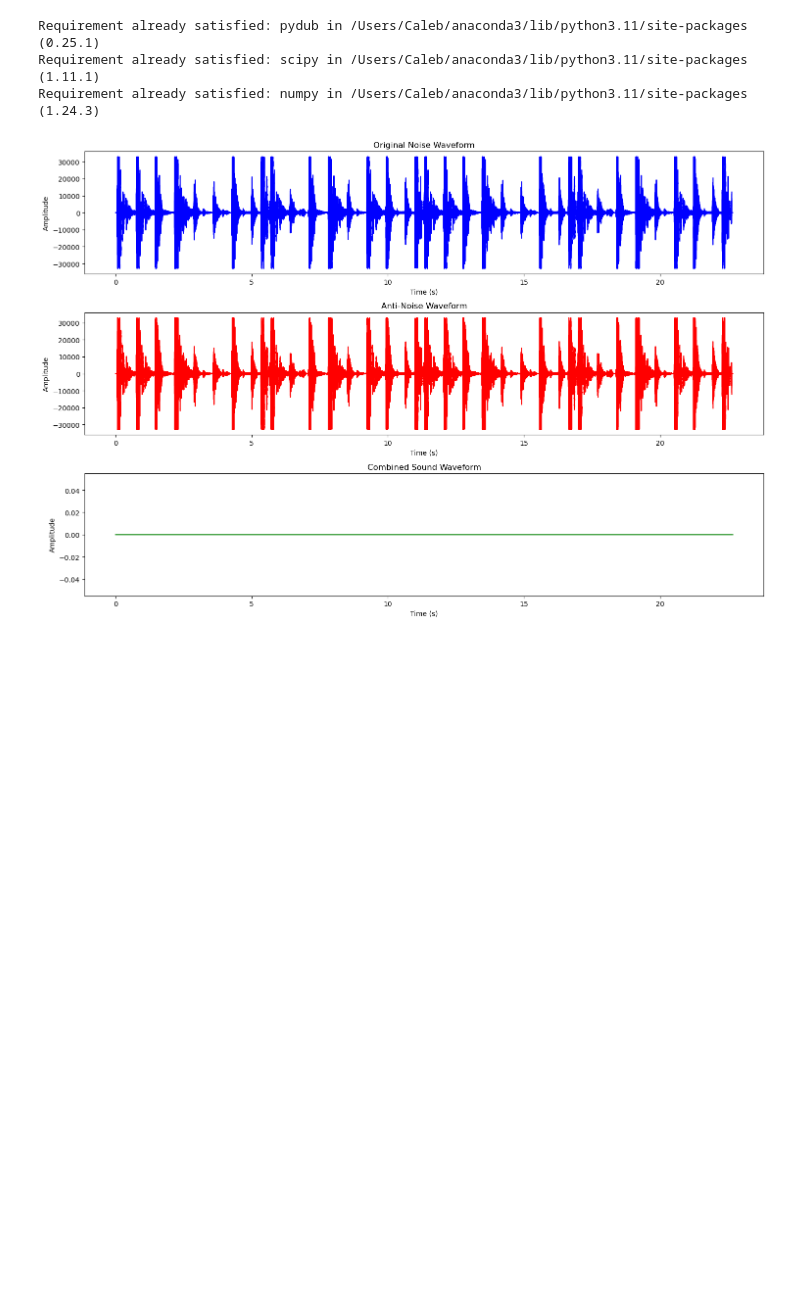
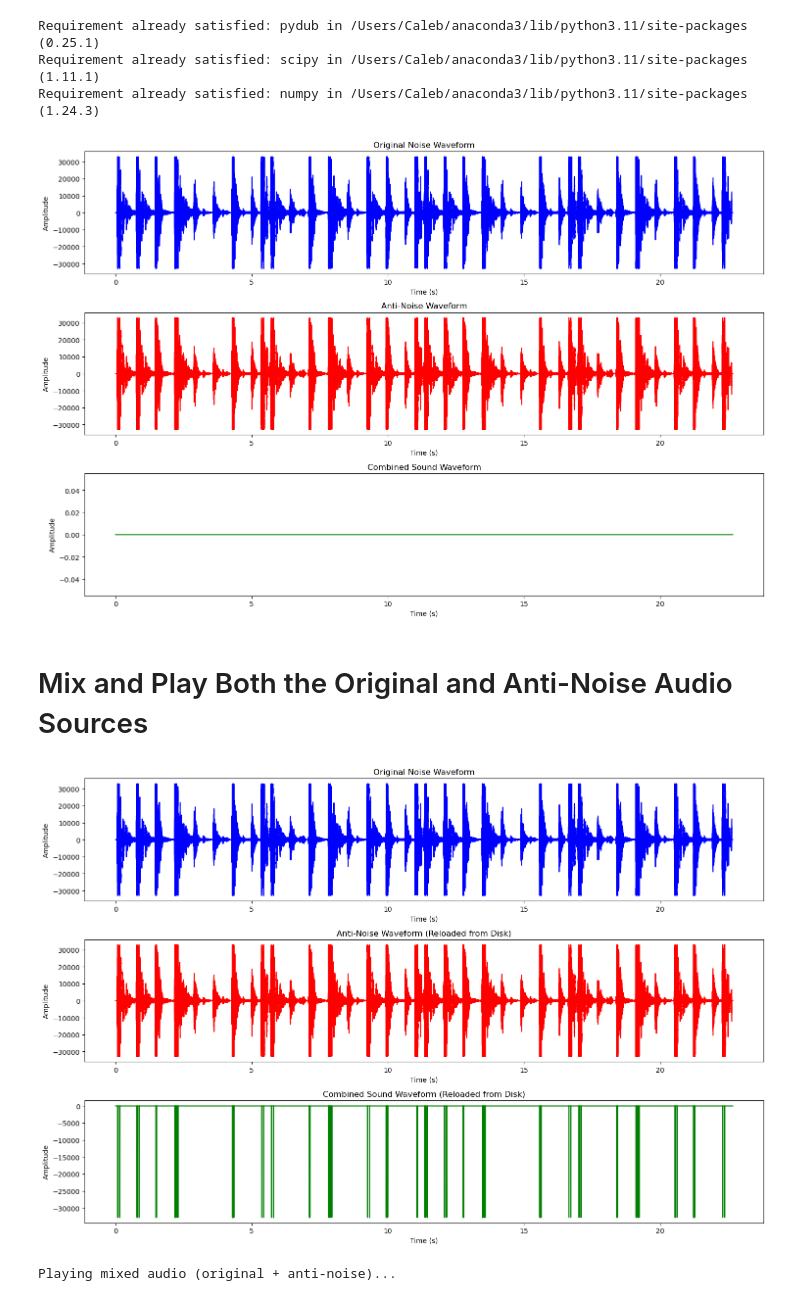
Before and after one commit to Caleb40/ActiveNoiseCancelling, a Jupyter notebook: audio_processing.ipynb, the cells around one changed output. Cells and saved outputs as stored; diff of their text form; code cells hidden in the pictures; blank space fills up the shorter version.

Commit message:
feat: add additional plots for better visualization

```diff
--- a/audio_processing.ipynb
+++ b/audio_processing.ipynb
@@ -72,3 +71,82 @@ plt.tight_layout()
 plt.show()
 # %% [output]
 [figure]
+# %% [markdown]
+# Mix and Play Both the Original and Anti-Noise Audio Sources
+# %%
+import numpy as np
+import matplotlib.pyplot as plt
+from scipy.io.wavfile import read, write
+from pydub import AudioSegment
+from pydub.playback import play
+
+audio = AudioSegment.from_file("drums.mp3")
+
+samples = np.array(audio.get_array_of_samples())
+sample_rate = audio.frame_rate
+
+# Invert the waveform to create anti-sound
+anti_samples = -samples
+
+anti_audio = AudioSegment(
+    anti_samples.tobytes(),
+    frame_rate=sample_rate,
+    sample_width=audio.sample_width,
+    channels=audio.channels
+)
+
+# Overlay the original audio and anti-noise
+mixed_audio = audio.overlay(anti_audio)
+
+# Save the anti-noise and mixed audio to disk
+anti_audio.export("anti_noise.wav", format="wav")
+mixed_audio.export("mixed_audio.wav", format="wav")
+
+# Reload the saved audio files
+anti_audio_reloaded = AudioSegment.from_file("anti_noise.wav")
+mixed_audio_reloaded = AudioSegment.from_file("mixed_audio.wav")
+
+# Convert reloaded audio to numpy arrays
+anti_samples_reloaded = np.array(anti_audio_reloaded.get_array_of_samples())
+mixed_samples_reloaded = np.array(mixed_audio_reloaded.get_array_of_samples())
+
+# Ensure all waveforms have the same length
+min_length = min(len(samples), len(anti_samples_reloaded), len(mixed_samples_reloaded))
+samples = samples[:min_length]
+anti_samples_reloaded = anti_samples_reloaded[:min_length]
+mixed_samples_reloaded = mixed_samples_reloaded[:min_length]
+
+time = np.arange(min_length) / sample_rate
+
+plt.figure(figsize=(15, 10))
+
+# Original noise plot
+plt.subplot(3, 1, 1)
+plt.plot(time, samples, color='b')
+plt.title("Original Noise Waveform")
+plt.xlabel("Time (s)")
+plt.ylabel("Amplitude")
+
+# Anti-noise plot
+plt.subplot(3, 1, 2)
+plt.plot(time, anti_samples_reloaded, color='r')
+plt.title("Anti-Noise Waveform (Reloaded from Disk)")
+plt.xlabel("Time (s)")
+plt.ylabel("Amplitude")
+
+# Combined sound plot
+plt.subplot(3, 1, 3)
+plt.plot(time, mixed_samples_reloaded, color='g')
+plt.title("Combined Sound Waveform (Reloaded from Disk)")
+plt.xlabel("Time (s)")
+plt.ylabel("Amplitude")
+
+plt.tight_layout()
+plt.show()
+
+# Play the mixed audio
+print("Playing mixed audio (original + anti-noise)...")
+play(mixed_audio)
+# %% [output]
+[figure, added]
+Playing mixed audio (original + anti-noise)...
```
Also changed, not shown: parts of 4 cells of this notebook, 5 other files.
